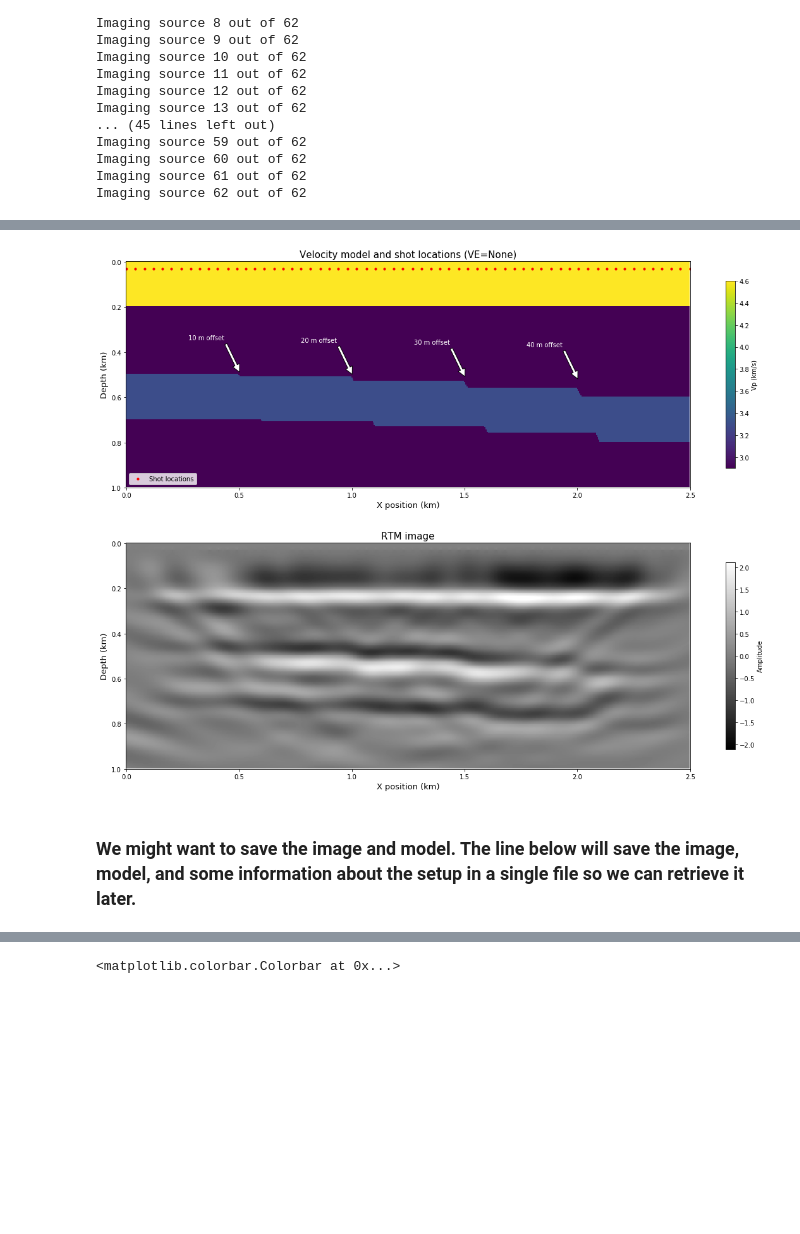
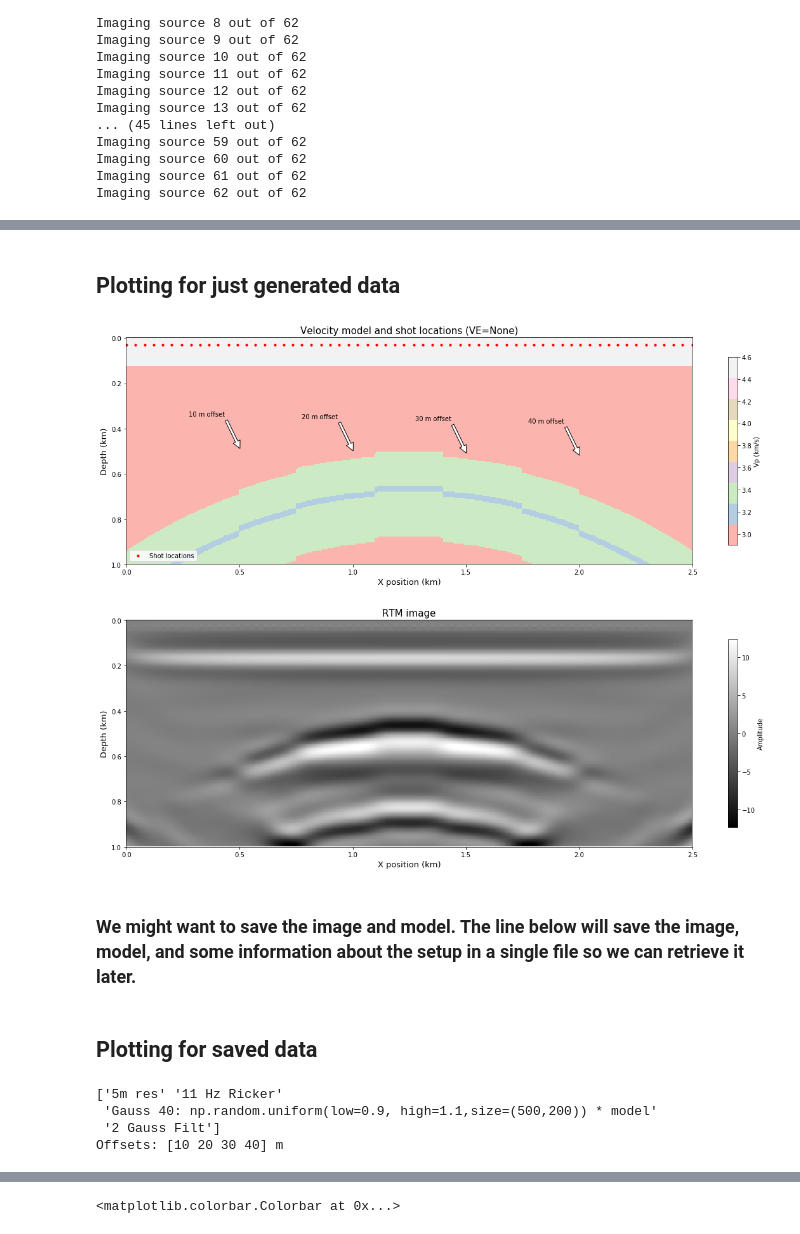
Before and after one commit to tccw/geotools, a Jupyter notebook: toys/devito_WSL/RTM_fault_testing.ipynb, the cells around one changed output, grey strips where cells are left out. Saved outputs shown, nothing was run; the diff lists cells and outputs as text; code cells hidden in the pictures; blank space fills up the shorter version.

```diff
--- a/toys/devito_WSL/RTM_fault_testing.ipynb
+++ b/toys/devito_WSL/RTM_fault_testing.ipynb
@@ -43,8 +43,8 @@ from examples.seismic import demo_model, Model
 # preset = 'fourfive_nml_flt_vel'
 # preset = 'fourfive_nml_flt_vel_5m'
 # preset = 'anticline_faults'
-# preset = 'b_anticline_faults'
-preset = 'sixty_nml_flt_vel_5m'
+preset = 'b_anticline_faults'
+# preset = 'sixty_nml_flt_vel_5m'
 
 # Standard preset with a simple two-layer model
 if preset == 'twolayer-isotropic':
@@ -130,7 +130,7 @@ if preset == 'sixty_nml_flt_vel_5m':
     nreceivers = 500
     t0 = 0.
     tn = 800.  # Simulation last 1 second (1000 ms)
-    f0 = 0.0110  # Source peak frequency is 10Hz (0.010 kHz)
+    f0 = 0.050  # Source peak frequency is 10Hz (0.010 kHz)
 
 # Anticline with vertical faults (5m resolution)
 if preset == 'anticline_faults':
@@ -157,8 +157,8 @@ if preset == 'b_anticline_faults':
     nshots = 62
     nreceivers = 500
     t0 = 0.
-    tn = 1300.  # Simulation last 1 second (1000 ms)
-    f0 = 0.0120  # Source peak frequency is 10Hz (0.010 kHz)
+    tn = 1000.  # Simulation last 1 second (1000 ms)
+    f0 = 0.011  # Source peak frequency is 10Hz (0.010 kHz)
 
 # A more computationally demanding preset based on the 2D Marmousi model
 if preset == 'marmousi2d-isotropic':
@@ -421,3 +421,5 @@ plot_image(np.diff(image.data, axis=1))
+# %% [markdown]
+## Plotting for just generated data
 # %%
 import matplotlib.pyplot as plt
 %matplotlib inline
@@ -425,49 +427,49 @@ import matplotlib.pyplot as plt
 shape = model.vp.shape
 amp_correction = np.empty(shape)
 amp_correction[:] = np.arange(shape[1])
-pwr_corr = 1.1
+pwr_corr = 1.3
 j=2
 corrected = ((np.diff(image.data[nbpml:-nbpml,nbpml:-nbpml+1], axis=1) * (amp_correction**pwr_corr)).T) / np.max(image.data)
 lim = np.percentile(corrected, 99.9)
 
 fig, (ax0, ax1) = plt.subplots(nrows=2, ncols=1, figsize=(20,15))
 ax0.scatter(source_locations[:,0] // 5, source_locations[:,1] // 5, color='r', label='Shot locations', s=10)
-im1=ax0.imshow(model.vp.T, cmap='viridis', aspect='equal')#, extent=extent)
+im1=ax0.imshow(model.vp.T, cmap='Pastel1', aspect='equal')#, extent=extent)
 im2=ax1.imshow(corrected, cmap='gray', vmin=-lim, vmax=lim, aspect='equal')
 cbar0 = plt.colorbar(im1, shrink=0.8, ax=ax0)
 cbar1 = plt.colorbar(im2, shrink=0.8, ax=ax1)
 cbar0.set_label('Vp (km/s)')
 cbar1.set_label('Amplitude')
 
 ax0.legend(loc=3)
 ax0.set_title('Velocity model and shot locations (VE=None)', size=15)
 ax1.set_title('RTM image', size=15)
 for axes in (ax0, ax1):
     axes.set_yticks(j * np.array([0,20,40,60,80,100]))
     axes.set_yticklabels(np.array([0,0.2, 0.4, 0.6,0.8,1.0]))
     axes.set_xticks(j * np.array([0,50,100,150,200,250]))
     axes.set_xticklabels(np.array([0,0.5, 1.0, 1.5, 2.0 , 2.5]))
     axes.set_xlabel('X position (km)', size=13)
 ax0.set_ylabel('Depth (km)', size=13)
 ax1.set_ylabel('Depth (km)', size=13)
 
 
 offsets = [10, 20, 30, 40]
 x_loc = np.array([505, 1005, 1505, 2005]) // 5
 y_loc = np.array([495, 505, 515, 525]) // 5
 buff = 30
 
 for o,x,y in zip(offsets, x_loc, y_loc):
     ax0.annotate(f'{o} m offset', xy=(x, y), xytext=(x - buff, y - buff),
-                 arrowprops=dict(facecolor='white', shrink=0.05), color='white',
+                 arrowprops=dict(facecolor='white', shrink=0.05), color='black',
                  ha='center'
                 )
 
-# plt.savefig('figures/60_deg_normal_faults_RTM_5m_11Hz_rndmMultiVp.png', dpi=250,bbox_inches='tight')
+# plt.savefig('figures/60_deg_normal_faults_lrgr_RTM_5m_50Hz_2GaussVp.png', dpi=250,bbox_inches='tight')
 # plt.savefig('figures/anticline_faults_RTM_5m.png', dpi=250,bbox_inches='tight')
-# plt.savefig('figures/b_anticline_faults_RTM_5m.png', dpi=250,bbox_inches='tight')
+# plt.savefig('figures/b_anticline_faults_11`Hz_RTM_5m_20mflts.png', dpi=250,bbox_inches='tight')
 # %% [output]
-[figure, old version]
+[figure, new version]
 # %% [markdown]
 ### We might want to save the image and model. The line below will save the image, model, and some information about the setup in a single file so we can retrieve it later.
 # %%
@@ -475,0 +482,2 @@ np.savez('data/63_deg_norm_fault_vp_5m_IMAGE_rndmMultiVp.npz', params=np.array([
+# %% [markdown]
+## Plotting for saved data
@@ -475,0 +486,8 @@ np.savez('data/63_deg_norm_fault_vp_5m_IMAGE_rndmMultiVp.npz', params=np.array([
+# %%
+print(data['params'])
+print('Offsets: ' + str(data['fault_offsets']) + ' m')
+# %% [output]
+['5m res' '11 Hz Ricker'
+ 'Gauss 40: np.random.uniform(low=0.9, high=1.1,size=(500,200)) * model'
+ '2 Gauss Filt']
+Offsets: [10 20 30 40] m
```
Also changed, not shown: parts of 10 cells of this notebook, 15 other files.
